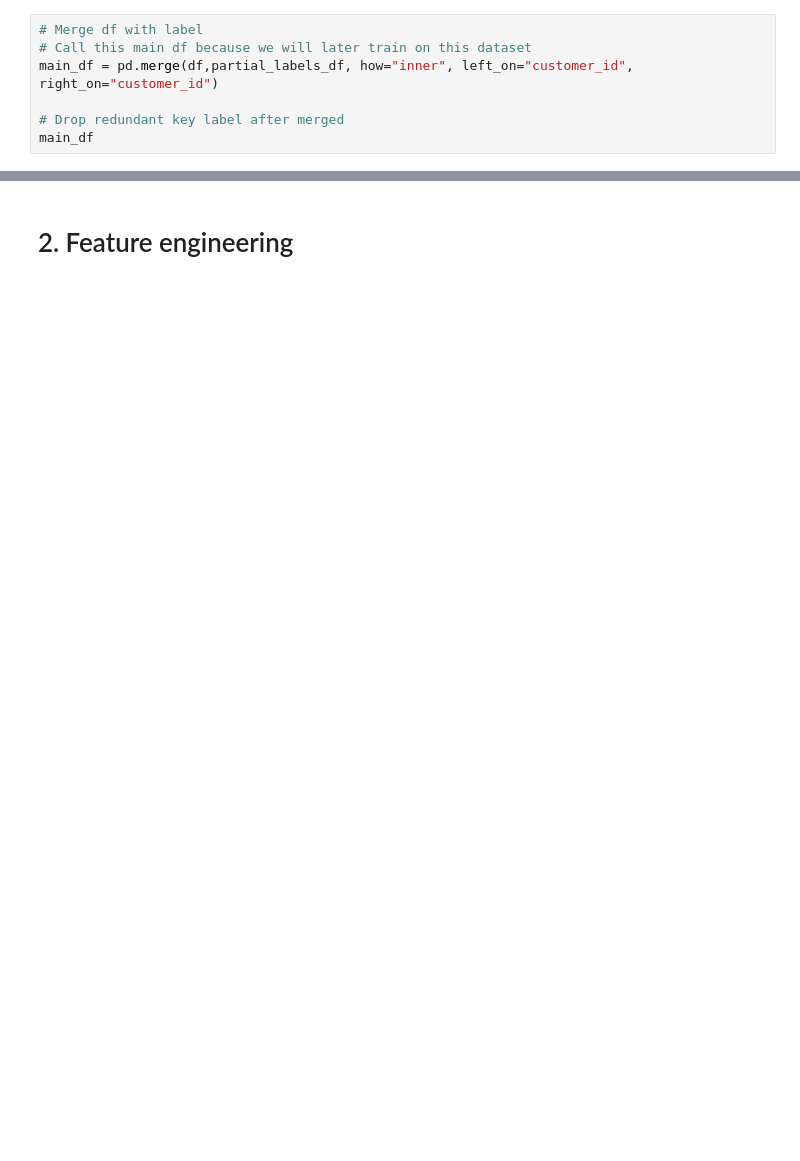
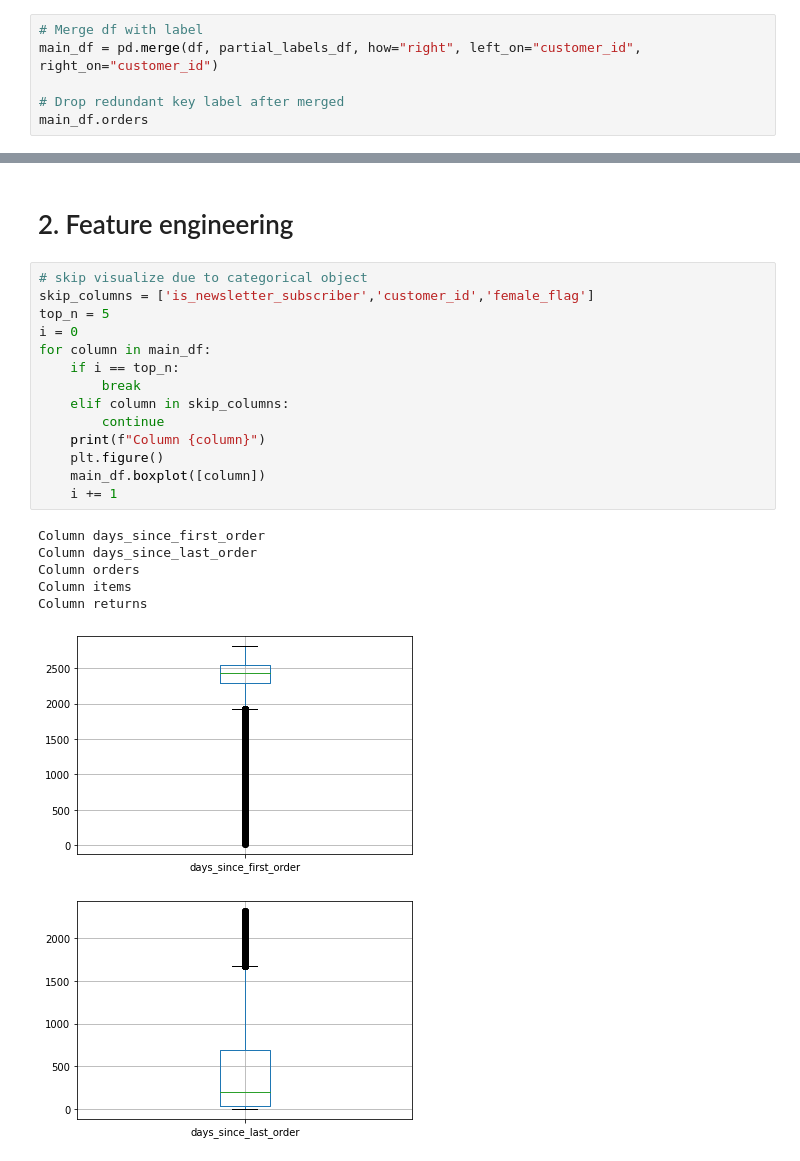
Before and after one commit to patrickphat/gfg_challenge, a Jupyter notebook: Search for genders - Part 2 - Feature Engineering.ipynb, the cells around one changed output, grey strips where cells are left out. Drawn from its saved outputs; the diff is of its cells as text; blank space fills up the shorter version.

```diff
--- a/Search for genders - Part 2 - Feature Engineering.ipynb
+++ b/Search for genders - Part 2 - Feature Engineering.ipynb
@@ -29,8 +36,7 @@ partial_labels_df
 # %%
 # Merge df with label
-# Call this main df because we will later train on this dataset
-main_df = pd.merge(df,partial_labels_df, how="inner", left_on="customer_id", right_on="customer_id")
+main_df = pd.merge(df, partial_labels_df, how="right", left_on="customer_id", right_on="customer_id")
 
 # Drop redundant key label after merged
-main_df
+main_df.orders
 # %% [output]
@@ -50,2 +68,24 @@ main_df
 # %% [markdown]
 # 2. Feature engineering
+# %%
+# skip visualize due to categorical object
+skip_columns = ['is_newsletter_subscriber','customer_id','female_flag']
+top_n = 5
+i = 0
+for column in main_df:
+    if i == top_n:
+        break
+    elif column in skip_columns:
+        continue
+    print(f"Column {column}")
+    plt.figure()
+    main_df.boxplot([column])
+    i += 1
+# %% [output]
+Column days_since_first_order
+Column days_since_last_order
+Column orders
+Column items
+Column returns
+[figure, added]
+[figure, added]
```
Also changed, not shown: parts of 18 cells of this notebook, 8 other files.
